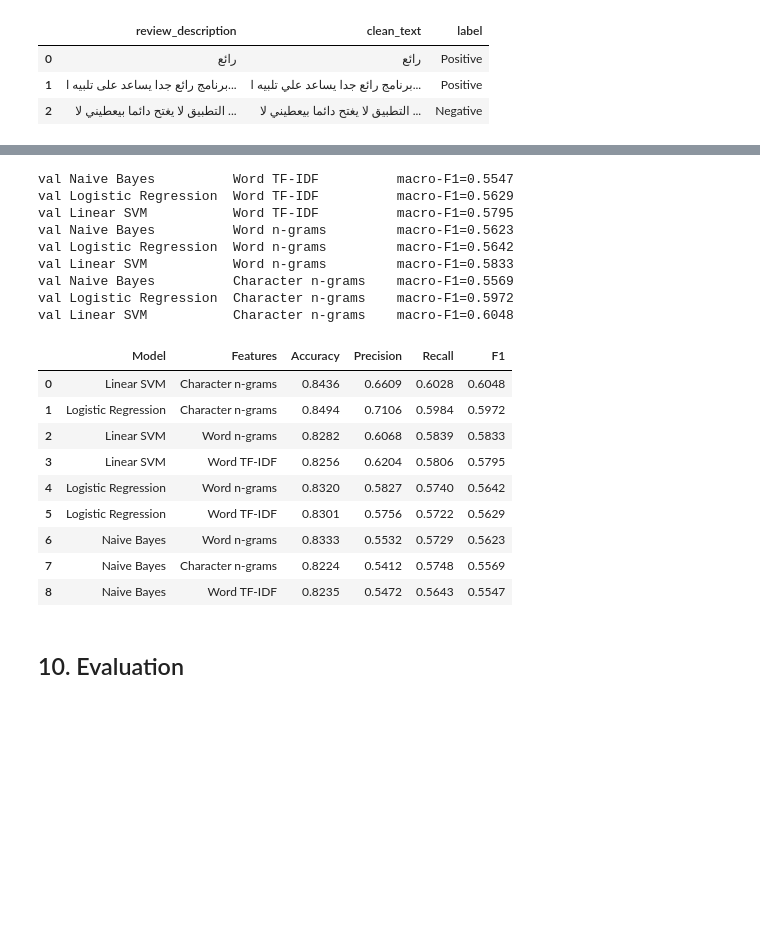
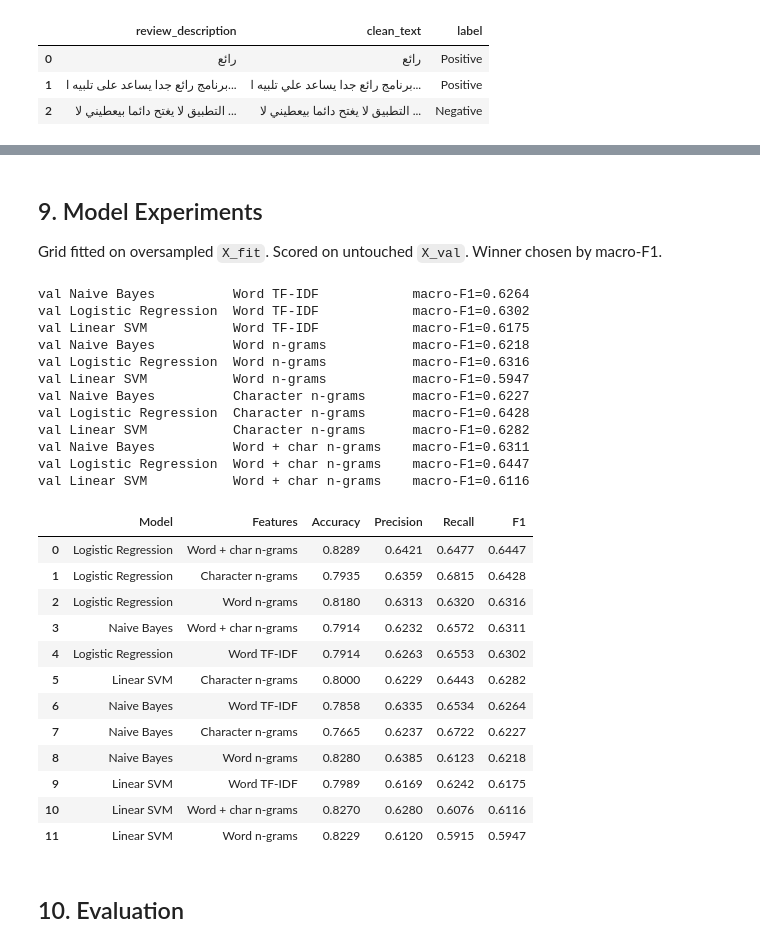
Before and after one commit to abdlrhmanv/IEEE-SSCS-AUSC-AI-Track, a Jupyter notebook: NLP/Week1/Project1/notebooks/Training_arabic_model.ipynb, the cells around one changed output, grey strips where cells are left out. Drawn from its saved outputs; the diff is of its cells as text; code cells hidden in the pictures; blank space fills up the shorter version.

```diff
--- a/NLP/Week1/Project1/notebooks/Training_arabic_model.ipynb
+++ b/NLP/Week1/Project1/notebooks/Training_arabic_model.ipynb
@@ -131,0 +134,27 @@ train 31108 val 6222 test 7778
+# %%
+X_train, X_test, y_train, y_test = train_test_split(
+    df["clean_text"], df["label"], test_size=0.2, random_state=42, stratify=df["label"]
+)
+X_fit, X_val, y_fit, y_val = train_test_split(
+    X_train, y_train, test_size=0.2, random_state=42, stratify=y_train
+)
+
+def oversample_neutral(X, y, random_state=42):
+    X = pd.Series(X).reset_index(drop=True)
+    y = pd.Series(y).reset_index(drop=True)
+    target = int(y.value_counts().drop(NEUTRAL, errors="ignore").min())
+    parts_x, parts_y = [], []
+    for label in y.unique():
+        Xi, yi = X[y == label], y[y == label]
+        if label == NEUTRAL and len(Xi) < target:
+            Xi, yi = resample(Xi, yi, replace=True, n_samples=target, random_state=random_state)
+        parts_x.append(Xi)
+        parts_y.append(yi)
+    Xo = pd.concat(parts_x, ignore_index=True)
+    yo = pd.concat(parts_y, ignore_index=True)
+    perm = np.random.RandomState(random_state).permutation(len(Xo))
+    return Xo.iloc[perm], yo.iloc[perm]
+
+X_fit_os, y_fit_os = oversample_neutral(X_fit, y_fit)
+print("train", len(X_train), "fit_os", len(X_fit_os), "val", len(X_val), "test", len(X_test))
+print("val label counts\n", y_val.value_counts())
@@ -172,39 +205,49 @@ Name: baseline, dtype: float64
+# %% [markdown]
+## 9. Model Experiments
+
+Grid fitted on oversampled `X_fit`. Scored on untouched `X_val`. Winner chosen by macro-F1.
 # %%
 rows = []
 for feature_name in ARABIC_FEATURE_NAMES:
     vec = make_vectorizer(feature_name)
-    Xtr = vec.fit_transform(X_fit)
+    Xtr = vec.fit_transform(X_fit_os)
     Xva = vec.transform(X_val)
     for model_name in ARABIC_MODEL_NAMES:
         clf = make_classifier(model_name)
-        clf.fit(Xtr, y_fit)
+        clf.fit(Xtr, y_fit_os)
         pred = clf.predict(Xva)
         row = {"Model": model_name, "Features": feature_name, **scores(y_val, pred)}
         rows.append(row)
-        print(f"val {model_name:20} {feature_name:20} macro-F1={row['F1']:.4f}")
+        print(f"val {model_name:20} {feature_name:22} macro-F1={row['F1']:.4f}")
 
 val_results = pd.DataFrame(rows).sort_values("F1", ascending=False).reset_index(drop=True)
 val_results
 # %% [output]
-val Naive Bayes          Word TF-IDF          macro-F1=0.5547
-val Logistic Regression  Word TF-IDF          macro-F1=0.5629
-val Linear SVM           Word TF-IDF          macro-F1=0.5795
-val Naive Bayes          Word n-grams         macro-F1=0.5623
-val Logistic Regression  Word n-grams         macro-F1=0.5642
-val Linear SVM           Word n-grams         macro-F1=0.5833
-val Naive Bayes          Character n-grams    macro-F1=0.5569
-val Logistic Regression  Character n-grams    macro-F1=0.5972
-val Linear SVM           Character n-grams    macro-F1=0.6048
+val Naive Bayes          Word TF-IDF            macro-F1=0.6264
+val Logistic Regression  Word TF-IDF            macro-F1=0.6302
+val Linear SVM           Word TF-IDF            macro-F1=0.6175
+val Naive Bayes          Word n-grams           macro-F1=0.6218
+val Logistic Regression  Word n-grams           macro-F1=0.6316
+val Linear SVM           Word n-grams           macro-F1=0.5947
+val Naive Bayes          Character n-grams      macro-F1=0.6227
+val Logistic Regression  Character n-grams      macro-F1=0.6428
+val Linear SVM           Character n-grams      macro-F1=0.6282
+val Naive Bayes          Word + char n-grams    macro-F1=0.6311
+val Logistic Regression  Word + char n-grams    macro-F1=0.6447
+val Linear SVM           Word + char n-grams    macro-F1=0.6116
 |  | Model | Features | Accuracy | Precision | Recall | F1 |
-| 0 | Linear SVM | Character n-grams | 0.8436 | 0.6609 | 0.6028 | 0.6048 |
-| 1 | Logistic Regression | Character n-grams | 0.8494 | 0.7106 | 0.5984 | 0.5972 |
-| 2 | Linear SVM | Word n-grams | 0.8282 | 0.6068 | 0.5839 | 0.5833 |
-| 3 | Linear SVM | Word TF-IDF | 0.8256 | 0.6204 | 0.5806 | 0.5795 |
-| 4 | Logistic Regression | Word n-grams | 0.8320 | 0.5827 | 0.5740 | 0.5642 |
-| 5 | Logistic Regression | Word TF-IDF | 0.8301 | 0.5756 | 0.5722 | 0.5629 |
-| 6 | Naive Bayes | Word n-grams | 0.8333 | 0.5532 | 0.5729 | 0.5623 |
-| 7 | Naive Bayes | Character n-grams | 0.8224 | 0.5412 | 0.5748 | 0.5569 |
-| 8 | Naive Bayes | Word TF-IDF | 0.8235 | 0.5472 | 0.5643 | 0.5547 |
+| 0 | Logistic Regression | Word + char n-grams | 0.8289 | 0.6421 | 0.6477 | 0.6447 |
+| 1 | Logistic Regression | Character n-grams | 0.7935 | 0.6359 | 0.6815 | 0.6428 |
+| 2 | Logistic Regression | Word n-grams | 0.8180 | 0.6313 | 0.6320 | 0.6316 |
+| 3 | Naive Bayes | Word + char n-grams | 0.7914 | 0.6232 | 0.6572 | 0.6311 |
+| 4 | Logistic Regression | Word TF-IDF | 0.7914 | 0.6263 | 0.6553 | 0.6302 |
+| 5 | Linear SVM | Character n-grams | 0.8000 | 0.6229 | 0.6443 | 0.6282 |
+| 6 | Naive Bayes | Word TF-IDF | 0.7858 | 0.6335 | 0.6534 | 0.6264 |
+| 7 | Naive Bayes | Character n-grams | 0.7665 | 0.6237 | 0.6722 | 0.6227 |
+| 8 | Naive Bayes | Word n-grams | 0.8280 | 0.6385 | 0.6123 | 0.6218 |
+| 9 | Linear SVM | Word TF-IDF | 0.7989 | 0.6169 | 0.6242 | 0.6175 |
+| 10 | Linear SVM | Word + char n-grams | 0.8270 | 0.6280 | 0.6076 | 0.6116 |
+| 11 | Linear SVM | Word n-grams | 0.8229 | 0.6120 | 0.5915 | 0.5947 |
 # %% [markdown]
 ## 10. Evaluation
 # %%
```
Also changed, not shown: parts of 23 cells of this notebook, 28 other files.
